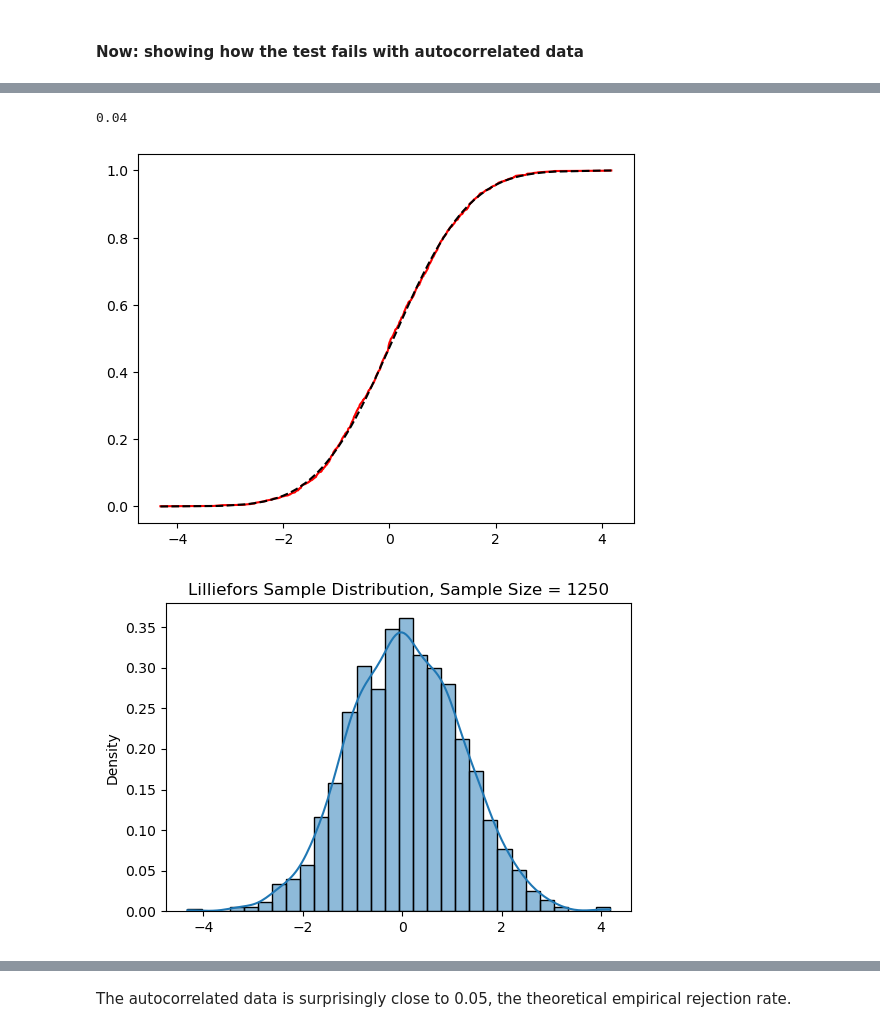
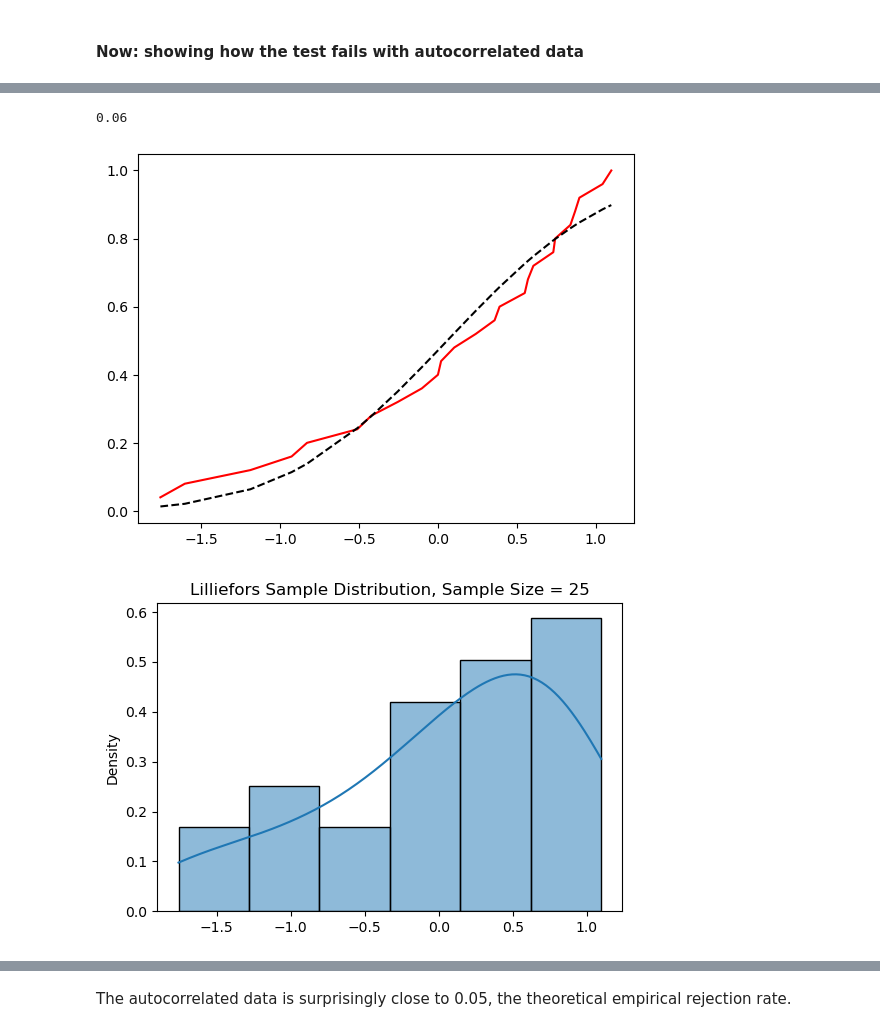
Before and after one commit to jinnayoon/ks_testing, a Jupyter notebook: normality_tests.ipynb, the cells around one changed output, grey strips where cells are left out. Drawn from its saved outputs; the diff is of its cells as text; code cells hidden in the pictures.

```diff
--- a/normality_tests.ipynb
+++ b/normality_tests.ipynb
@@ -322,24 +386,25 @@ from statsmodels.stats._lilliefors import (
 #using sample statistics now instead of set mu and sigma
 rng = np.random.default_rng() #default is mu = 0, std = 1
 n_trials = 1000
-sample_size = 1000
+sample_size = 25
 
 rejections = []
 for i in range(n_trials):
-    data = np.sort(rng.normal(size=sample_size))
+    data = np.sort(rng.normal(size=sample_size));
     #dist = norm estimates from each sample instead of using the known mu and std
-    result = lilliefors(data, dist='norm', pvalmethod='table') #table uses a very large simulation
+    result = lilliefors(data, dist='norm', pvalmethod='table'); #table uses a very large simulation
     pvalue = result[1] #get p-value only of tuple
-    rejections.append(pvalue)
+    rejections.append(pvalue);
 
     emp_cdf = np.arange(1, sample_size + 1) / sample_size
     mu_hat = np.mean(data)
     sigma_hat = np.std(data, ddof=1)
     null_cdf = stats.norm.cdf(data, loc=mu_hat, scale=sigma_hat)
-plt.plot(data, emp_cdf, 'r-', label='Empirical CDF')
-plt.plot(data, null_cdf, 'k--', label='Fitted Normal CDF')
+plt.plot(data, emp_cdf, 'r-', label='Empirical CDF');
+plt.plot(data, null_cdf, 'k--', label='Fitted Normal CDF') ;
 plt.figure(figsize=(6, 4))
-sns.histplot(data, kde=True, stat='density', label='Sample PDF')
-sns.kdeplot(D)
-plt.title(f'Lilliefors Sample Distribution, Sample Size = {sample_size}')
+sns.histplot(data, kde=True, stat='density', label='Sample PDF');
+plt.title(f'Lilliefors Sample Distribution, Sample Size = {sample_size}');
+rejection_rate = np.mean(np.array(rejections) < 0.05);
+print(f'Rejection rate: {rejection_rate}');
 # %% [output]
@@ -355,7 +415,7 @@ rejection_rate
 #sample size = 1250
 rng = np.random.default_rng() #default is mu = 0, std = 1
 n_trials = 1000
-sample_size = 1250
+sample_size = 20
 
 rejections = []
 for i in range(n_trials):
@@ -373,6 +433,5 @@ plt.plot(data, emp_cdf, 'r-', label='Empirical CDF')
 plt.plot(data, null_cdf, 'k--', label='Fitted Normal CDF')
 plt.figure(figsize=(6, 4))
 sns.histplot(data, kde=True, stat='density', label='Sample PDF')
-sns.kdeplot(D)
 plt.title(f'Lilliefors Sample Distribution, Sample Size = {sample_size}')
 # %% [output]
@@ -388,7 +447,7 @@ rejection_rate
 #sample size is 1500
 rng = np.random.default_rng() #default is mu = 0, std = 1
 n_trials = 1000
-sample_size = 1500
+sample_size = 30
 
 rejections = []
 for i in range(n_trials):
@@ -406,6 +465,5 @@ plt.plot(data, emp_cdf, 'r-', label='Empirical CDF')
 plt.plot(data, null_cdf, 'k--', label='Fitted Normal CDF')
 plt.figure(figsize=(6, 4))
 sns.histplot(data, kde=True, stat='density', label='Sample PDF')
-sns.kdeplot(D)
 plt.title(f'Lilliefors Sample Distribution, Sample Size = {sample_size}')
 # %% [output]
@@ -536,7 +596,7 @@ After the code above multiple times, it appears that the sample mean is what's c
 #### **Now: showing how the test fails with autocorrelated data**
 # %%
 n_trials = 1000
-sample_size = 1000
+sample_size = 30
 
 rejections = []
 for i in range(n_trials):
@@ -564,29 +624,29 @@ rejection_rate
 # %%
-#sample size is 1250
+#sample size is 25
 n_trials = 1000
-sample_size = 1250
+sample_size = 25
 
 rejections = []
 for i in range(n_trials):
     data = np.sort(generate_ar1(n=sample_size, phi=0.5))
     #dist = norm estimates from each sample instead of using the known mu and std
     result = lilliefors(data, dist='norm', pvalmethod='table') #table uses a very large simulation
     pvalue = result[1] #get p-value only of tuple
     rejections.append(pvalue)
 
     emp_cdf = np.arange(1, sample_size + 1) / sample_size
     mu_hat = np.mean(data)
     sigma_hat = np.std(data, ddof=1)
     null_cdf = stats.norm.cdf(data, loc=mu_hat, scale=sigma_hat)
 plt.plot(data, emp_cdf, 'r-', label='Empirical CDF')
 plt.plot(data, null_cdf, 'k--', label='Fitted Normal CDF')
 plt.figure(figsize=(6, 4))
 sns.histplot(data, kde=True, stat='density', label='Sample PDF')
 plt.title(f'Lilliefors Sample Distribution, Sample Size = {sample_size}')
 rejection_rate = np.mean(np.array(rejections) < 0.05)
 rejection_rate
 # %% [output]
-0.04
+0.06
-[figure, old version]
+[figure, new version]
-[figure, old version]
+[figure, new version]
 # %%
```
Also changed, not shown: parts of 48 cells of this notebook.
